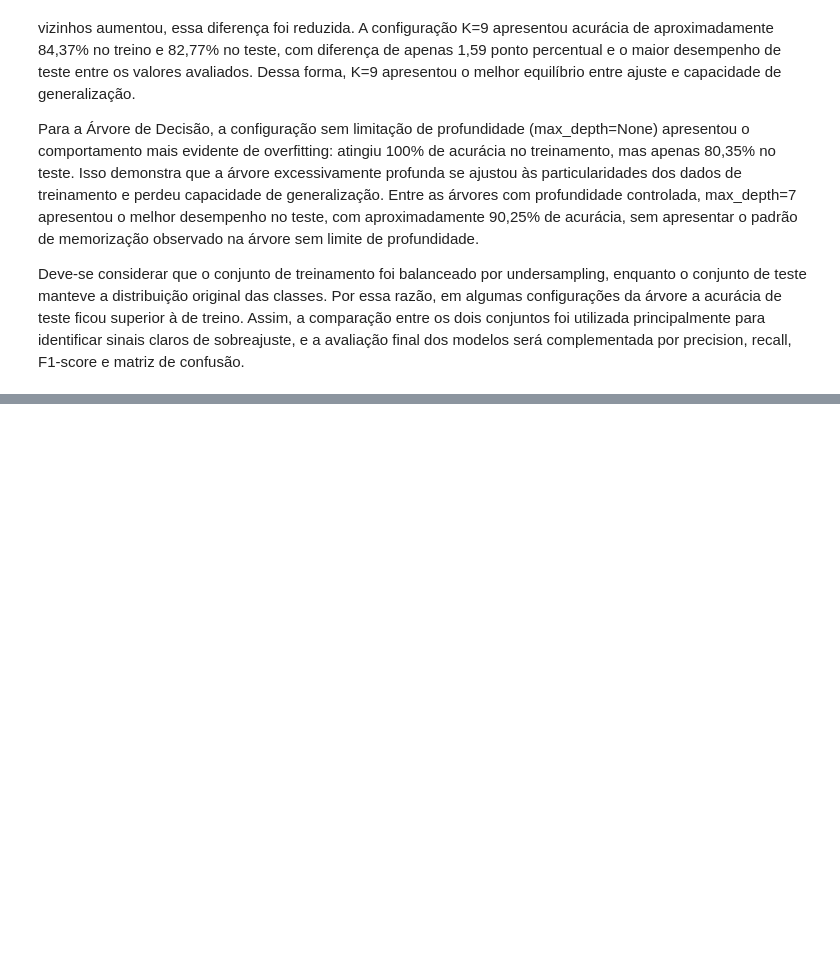
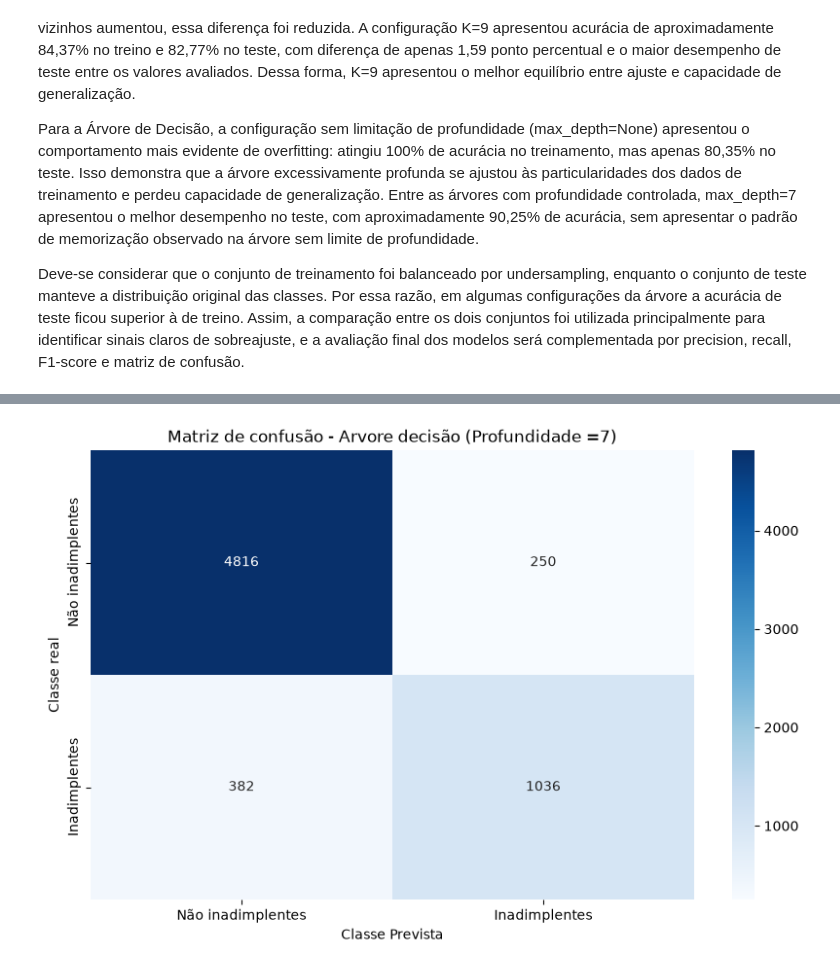
Before and after one commit to FCASSINI/Mini_projeto_avaliativo-02_SC_tech, a Jupyter notebook: notebook/01_eda_credit_risk.ipynb, the cells around one changed output, grey strips where cells are left out. Cells and saved outputs as stored; diff of their text form; code cells hidden in the pictures; blank space fills up the shorter version.

```diff
--- a/notebook/01_eda_credit_risk.ipynb
+++ b/notebook/01_eda_credit_risk.ipynb
@@ -1192,0 +1325,26 @@ Deve-se considerar que o conjunto de treinamento foi balanceado por undersamplin
+# %%
+#Gráfico da Matriz de confusão modelo KNN
+
+plt.figure(figsize=(10,6))
+
+sns.heatmap(
+    cm_tree,
+    annot=True,
+    fmt="d",
+    cmap="Blues",
+    xticklabels=[
+        "Não inadimplentes",
+        "Inadimplentes"
+    ],
+    yticklabels=[
+        "Não inadimplentes",
+        "Inadimplentes"
+    ]
+)
+
+plt.title("Matriz de confusão - Arvore decisão (Profundidade =7)")
+plt.xlabel("Classe Prevista")
+plt.ylabel("Classe real")
+plt.show()
+# %% [output]
+[figure, added]
```
Also changed, not shown: parts of 9 cells of this notebook.
